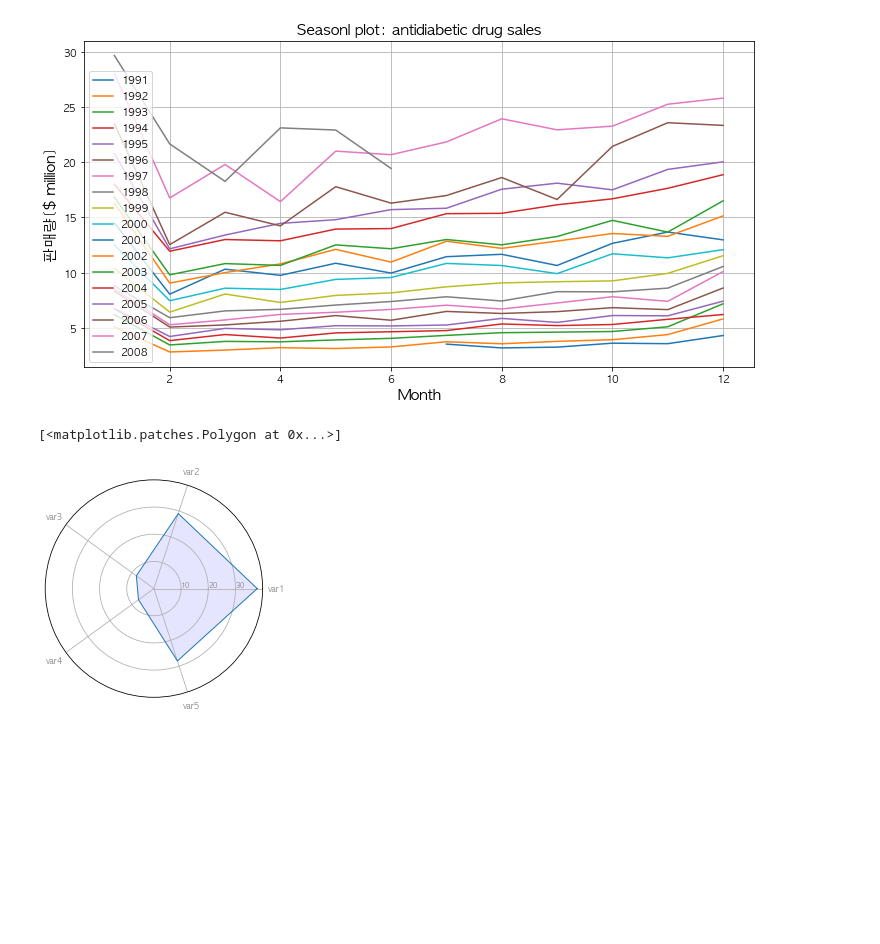
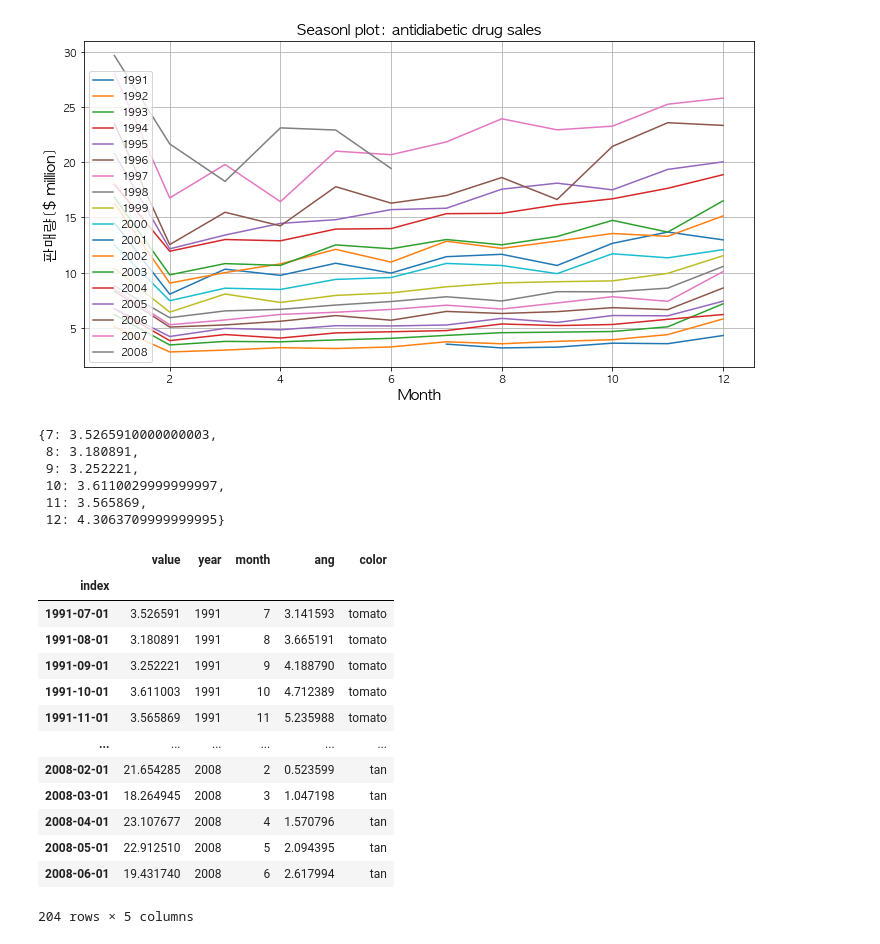
Before and after one commit to yunypark/fpp, a Jupyter notebook: ch2_Time_series_graphics.ipynb, the cells around one changed output. Cells and saved outputs as stored; diff of their text form; code cells hidden in the pictures; blank space fills up the shorter version.

```diff
--- a/ch2_Time_series_graphics.ipynb
+++ b/ch2_Time_series_graphics.ipynb
@@ -161,51 +232,13 @@ plt.legend()
 plt.show()
 # %% [output]
 [figure]
-# %%
-import matplotlib.pyplot as plt
-import pandas as pd
-from math import pi
-
-# Set data
-df = pd.DataFrame({
-'group': ['A','B','C','D'],
-'var1': [38, 1.5, 30, 4],
-'var2': [29, 10, 9, 34],
-'var3': [8, 39, 23, 24],
-'var4': [7, 31, 33, 14],
-'var5': [28, 15, 32, 14]
-})
-
-# number of variable
-categories=list(df)[1:]
-N = len(categories)
-
-# We are going to plot the first line of the data frame.
-# But we need to repeat the first value to close the circular graph:
-values=df.loc[0].drop('group').values.flatten().tolist()
-values += values[:1]
-values
-
-# What will be the angle of each axis in the plot? (we divide the plot / number of variable)
-angles = [n / float(N) * 2 * pi for n in range(N)]
-angles += angles[:1]
-
-# Initialise the spider plot
-ax = plt.subplot(111, polar=True)
-
-# Draw one axe per variable + add labels labels yet
-plt.xticks(angles[:-1], categories, color='grey', size=8)
-
-# Draw ylabels
-ax.set_rlabel_position(0)
-plt.yticks([10,20,30], ["10","20","30"], color="grey", size=7)
-plt.ylim(0,40)
-
-# Plot data
-ax.plot(angles, values, linewidth=1, linestyle='solid')
-
-# Fill area
-ax.fill(angles, values, 'b', alpha=0.1)
-# %% [output]
-[<matplotlib.patches.Polygon at 0x...>]
-[figure, removed]
+# %%
+a10_dict = a10_pivot.groupby('year').apply(lambda a10_pivot: a10_pivot.xs(a10_pivot.name)['value'].to_dict()).to_dict()
+a10_dict[1991]
+# %% [output]
+{7: 3.5265910000000003,
+ 8: 3.180891,
+ 9: 3.252221,
+ 10: 3.6110029999999997,
+ 11: 3.565869,
+ 12: 4.3063709999999995}
@@ -211,0 +267,17 @@ ax.fill(angles, values, 'b', alpha=0.1)
+# %%
+a10
+# %% [output]
+|  | value | year | month | ang | color |
+| index |  |  |  |  |  |
+| 1991-07-01 | 3.526591 | 1991 | 7 | 3.141593 | tomato |
+| 1991-08-01 | 3.180891 | 1991 | 8 | 3.665191 | tomato |
+| 1991-09-01 | 3.252221 | 1991 | 9 | 4.188790 | tomato |
+| 1991-10-01 | 3.611003 | 1991 | 10 | 4.712389 | tomato |
+| 1991-11-01 | 3.565869 | 1991 | 11 | 5.235988 | tomato |
+| ... | ... | ... | ... | ... | ... |
+| 2008-02-01 | 21.654285 | 2008 | 2 | 0.523599 | tan |
+| 2008-03-01 | 18.264945 | 2008 | 3 | 1.047198 | tan |
+| 2008-04-01 | 23.107677 | 2008 | 4 | 1.570796 | tan |
+| 2008-05-01 | 22.912510 | 2008 | 5 | 2.094395 | tan |
+| 2008-06-01 | 19.431740 | 2008 | 6 | 2.617994 | tan |
+204 rows × 5 columns
```
Also changed, not shown: parts of 9 cells of this notebook.
